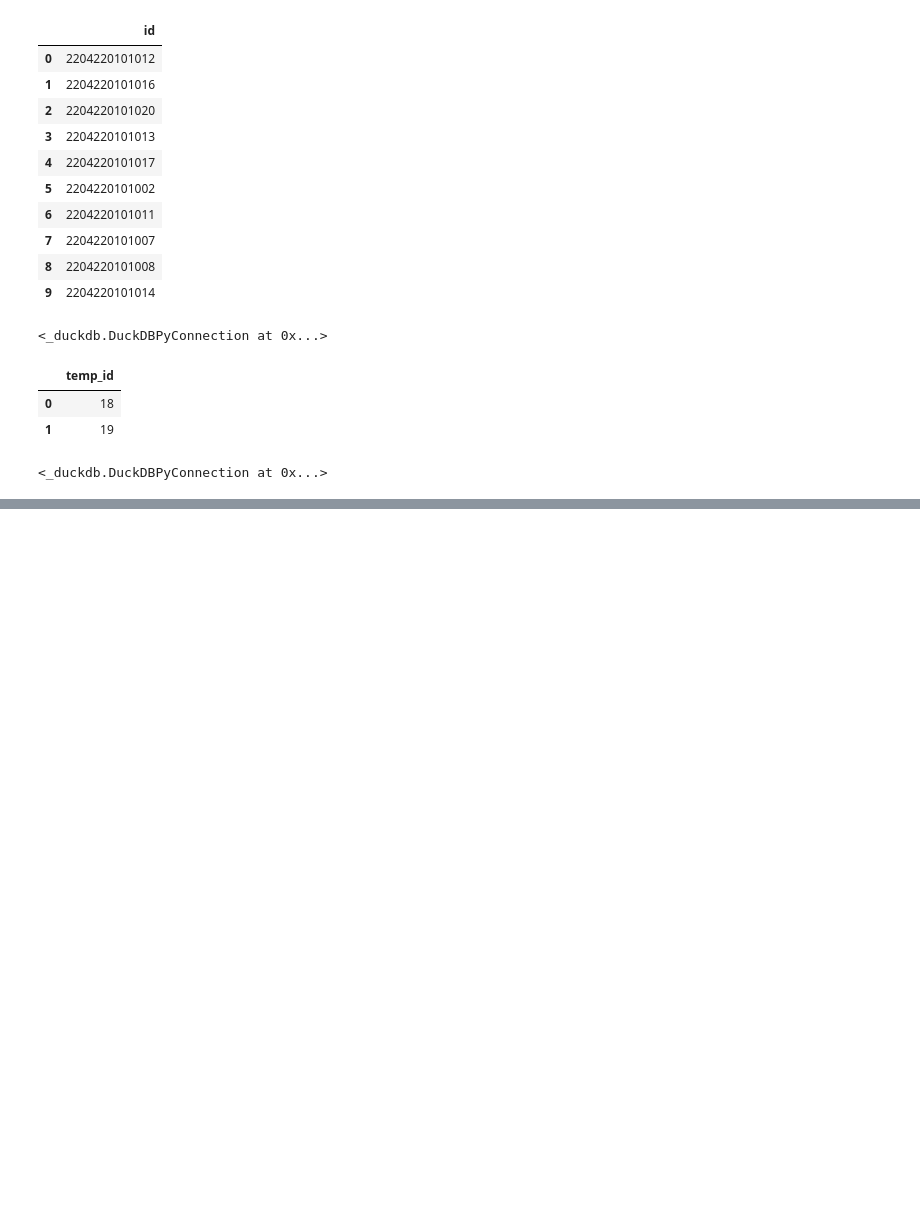
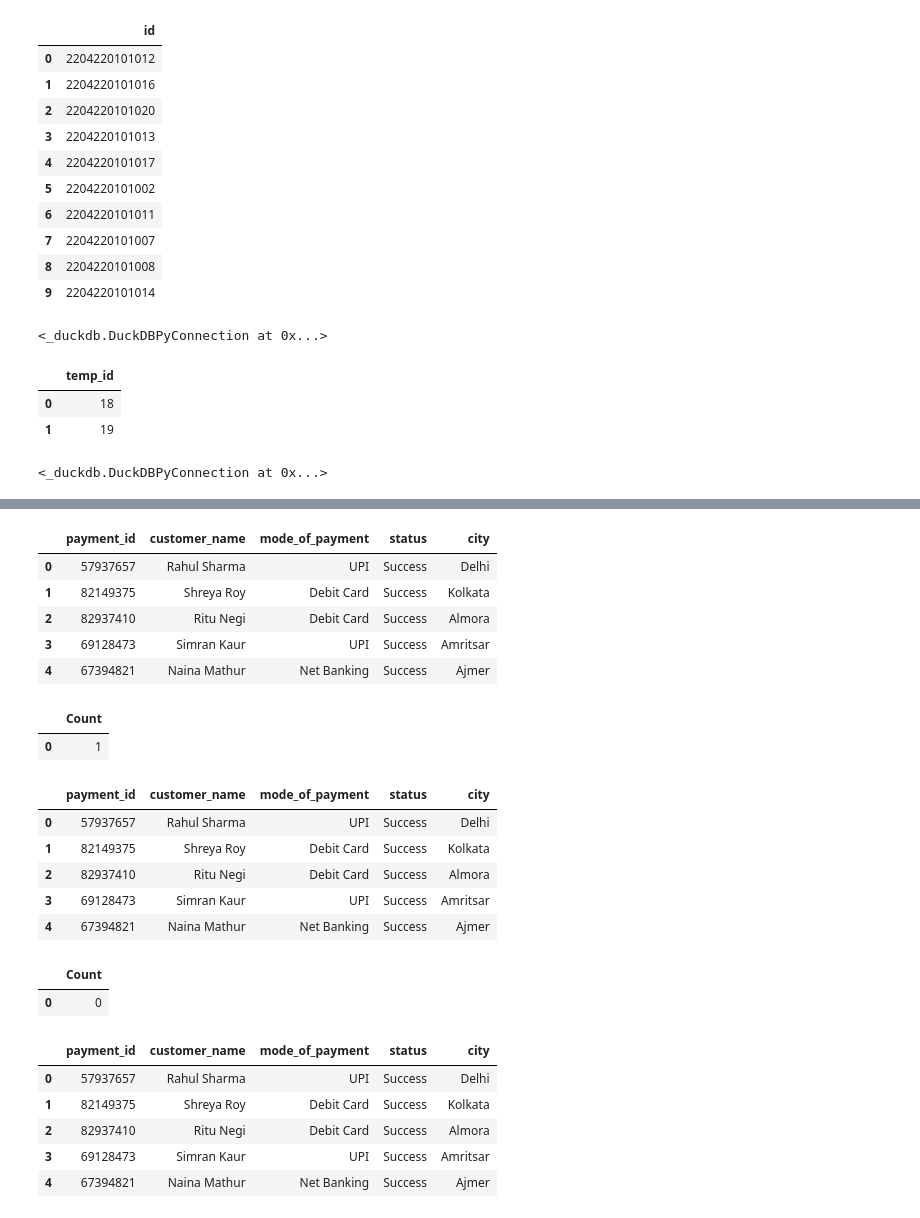
Before and after one commit to vedprakash8721/Abhishek-Data-Science-Portfolio, a Jupyter notebook: SQL/SQL PRACTICE/Revision usiing duckdb/Revision.ipynb, the cells around one changed output, grey strips where cells are left out. Cells and saved outputs as stored; diff of their text form; code cells hidden in the pictures; blank space fills up the shorter version.

```diff
--- a/SQL/SQL PRACTICE/Revision usiing duckdb/Revision.ipynb
+++ b/SQL/SQL PRACTICE/Revision usiing duckdb/Revision.ipynb
@@ -198,0 +335,42 @@ display(result)
+# %%
+# TABLE RELATED QUERY:
+""" Update:"""
+pay_table=conn.execute("select * from payments").df()
+display(pay_table.head(5))
+result=conn.execute("""update payments
+                    set status='Success'
+                    where payment_id=82149375
+""").df()
+display(result)
+display(pay_table.head(5))
+
+# Delete:
+# deleting Aishwarya Rao data
+result=conn.execute(""" delete from payments
+                    where customer_name='Aishwarya Rao'
+""").df()
+display(result)
+display(pay_table.head(5))
+# %% [output]
+|  | payment_id | customer_name | mode_of_payment | status | city |
+| 0 | 57937657 | Rahul Sharma | UPI | Success | Delhi |
+| 1 | 82149375 | Shreya Roy | Debit Card | Success | Kolkata |
+| 2 | 82937410 | Ritu Negi | Debit Card | Success | Almora |
+| 3 | 69128473 | Simran Kaur | UPI | Success | Amritsar |
+| 4 | 67394821 | Naina Mathur | Net Banking | Success | Ajmer |
+|  | Count |
+| 0 | 1 |
+|  | payment_id | customer_name | mode_of_payment | status | city |
+| 0 | 57937657 | Rahul Sharma | UPI | Success | Delhi |
+| 1 | 82149375 | Shreya Roy | Debit Card | Success | Kolkata |
+| 2 | 82937410 | Ritu Negi | Debit Card | Success | Almora |
+| 3 | 69128473 | Simran Kaur | UPI | Success | Amritsar |
+| 4 | 67394821 | Naina Mathur | Net Banking | Success | Ajmer |
+|  | Count |
+| 0 | 0 |
+|  | payment_id | customer_name | mode_of_payment | status | city |
+| 0 | 57937657 | Rahul Sharma | UPI | Success | Delhi |
+| 1 | 82149375 | Shreya Roy | Debit Card | Success | Kolkata |
+| 2 | 82937410 | Ritu Negi | Debit Card | Success | Almora |
+| 3 | 69128473 | Simran Kaur | UPI | Success | Amritsar |
+| 4 | 67394821 | Naina Mathur | Net Banking | Success | Ajmer |
```
Also changed, not shown: parts of 9 cells of this notebook.
